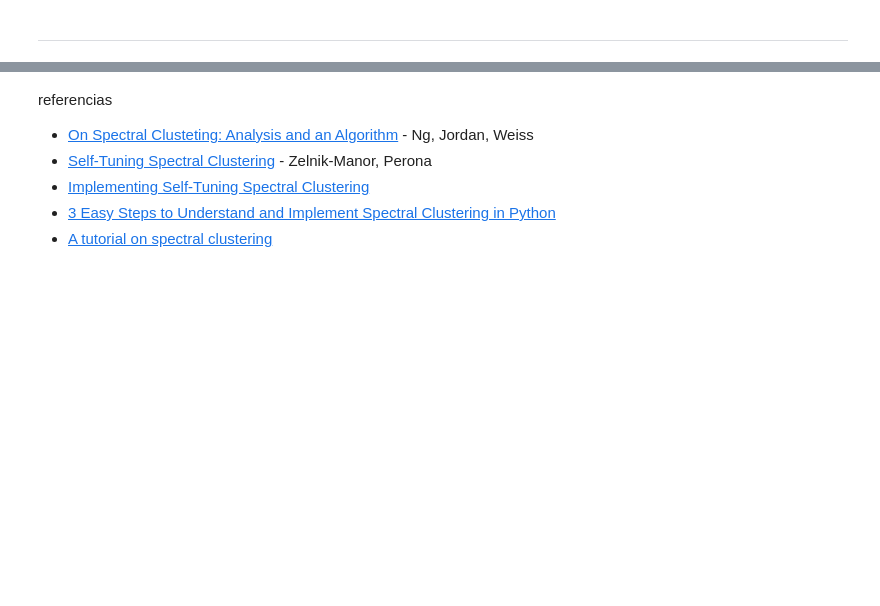
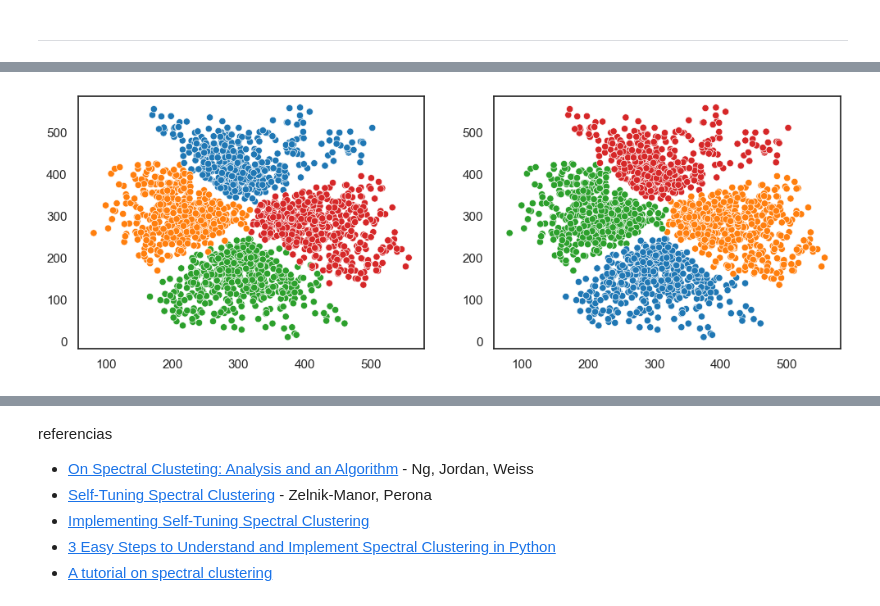
Before and after one commit to theuvargas/algebra-linear-aplicada, a Jupyter notebook: espectral.ipynb, the cells around one changed output, grey strips where cells are left out. Drawn from its saved outputs; the diff is of its cells as text; code cells hidden in the pictures; blank space fills up the shorter version.

```diff
--- a/espectral.ipynb
+++ b/espectral.ipynb
@@ -428,0 +468,8 @@ testa_clusterizacao(
+# %%
+remove_n = 8714
+indices = np.random.choice(supernova.index, remove_n, replace=False)
+supernova = supernova.drop(indices)
+# %%
+testa_clusterizacao2(supernova, Espectral2(4))
+# %% [output]
+[figure, added]
```
Also changed, not shown: parts of 16 cells of this notebook, 30 other files.
